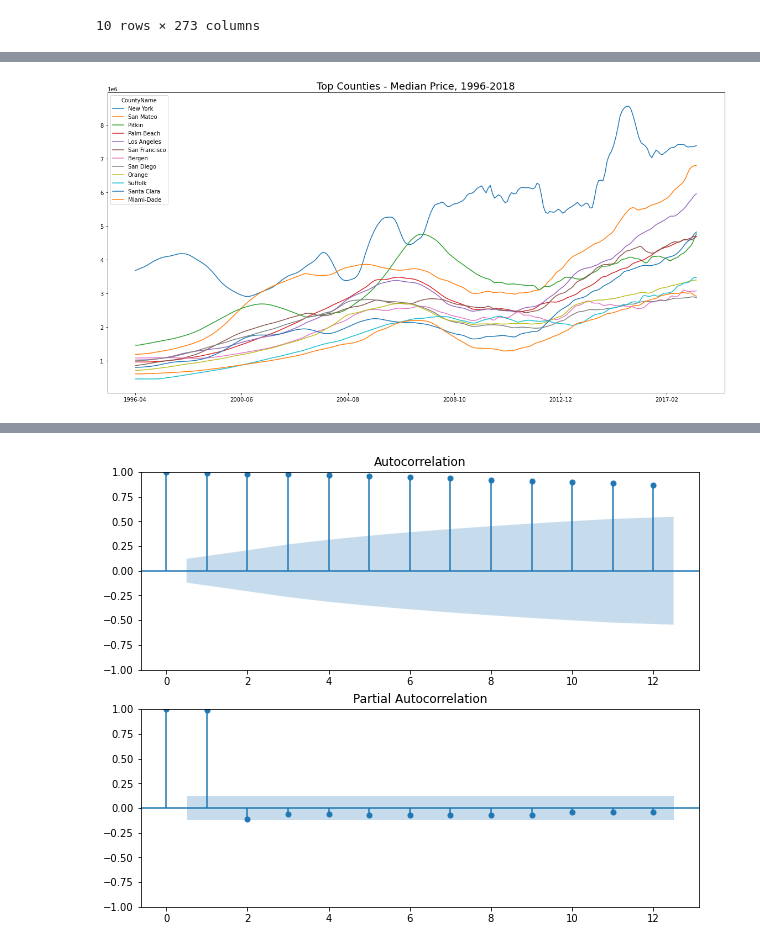
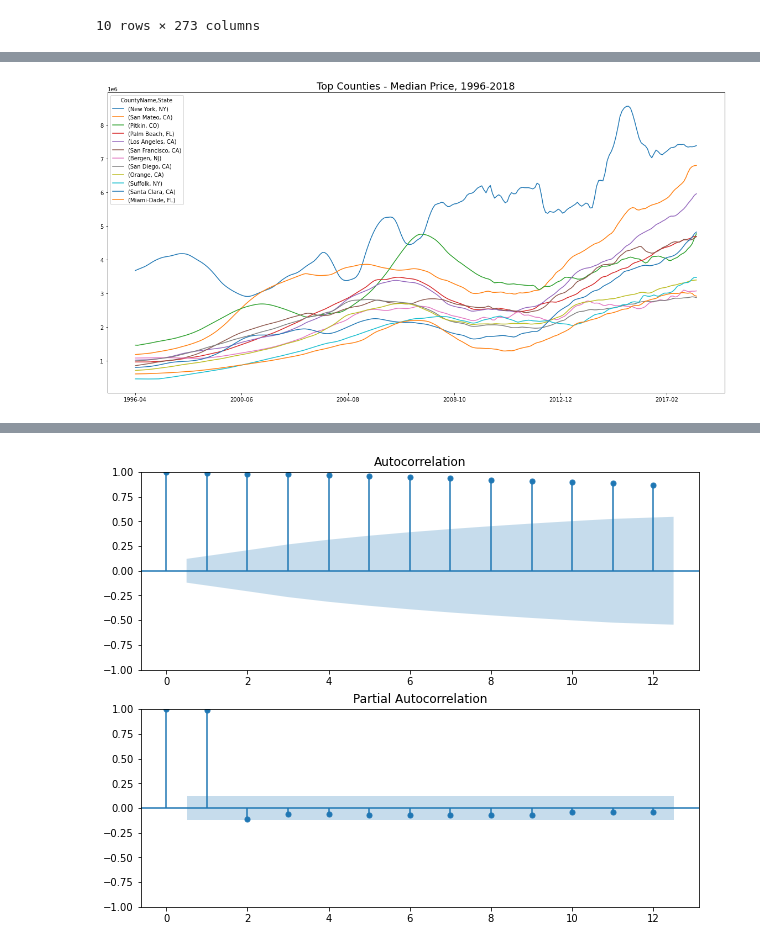
Before and after one commit to ovilar/phase_4-project, a Jupyter notebook: index.ipynb, the cells around one changed output, grey strips where cells are left out. Saved outputs shown, nothing was run; the diff lists cells and outputs as text; code cells hidden in the pictures.

```diff
--- a/index.ipynb
+++ b/index.ipynb
@@ -237,23 +270,25 @@ std_county
 # %%
 # List of Top Counties
-county_list = list(set(list(med_county['CountyName']) + list(avg_county['CountyName']) + \
-                       list(std_county['CountyName'])))
+county_list = list(set(list(med_county['CountyName'] + ',' + med_county['State']) + list(avg_county['CountyName'] + \
+                ',' + avg_county['State']) + list(std_county['CountyName'] + ',' + std_county['State'])))
 
 # Filtering for Top Counties and removing columns that we don't need
-df = data[data['CountyName'].isin(county_list) == True]
+df = data
+df['County, State'] = data['CountyName'] + ',' + data['State']
+df = df[df['County, State'].isin(county_list) ==  True]
 df = df.loc[:, ~df.columns.isin(['RegionID', 'RegionName', 'SizeRank', 'Metro'])]
 
 # Ordering before reshaping
-county_group = df.groupby('CountyName').max('median').sort_values(by = 'median', ascending = False)
+county_group = df.groupby(['CountyName', 'State']).max('median').sort_values(by = 'median', ascending = False)
 
 # Reshaping for Plotting the Time Series
 county_long = county_group.T.iloc[:-3]
 
 # Plotting the graph - Top Counties - Median Price, 1996-2018
 county_long.plot(figsize=(20,10))
 plt.title('Top Counties - Median Price, 1996-2018', fontsize = 18);
 # %% [output]
-[figure, old version]
+[figure, new version]
 # %%
 # Country-state list
 county_state_list = set(list(df['City'] + ', ' + df['State']))
```
Also changed, not shown: parts of 38 cells of this notebook.
